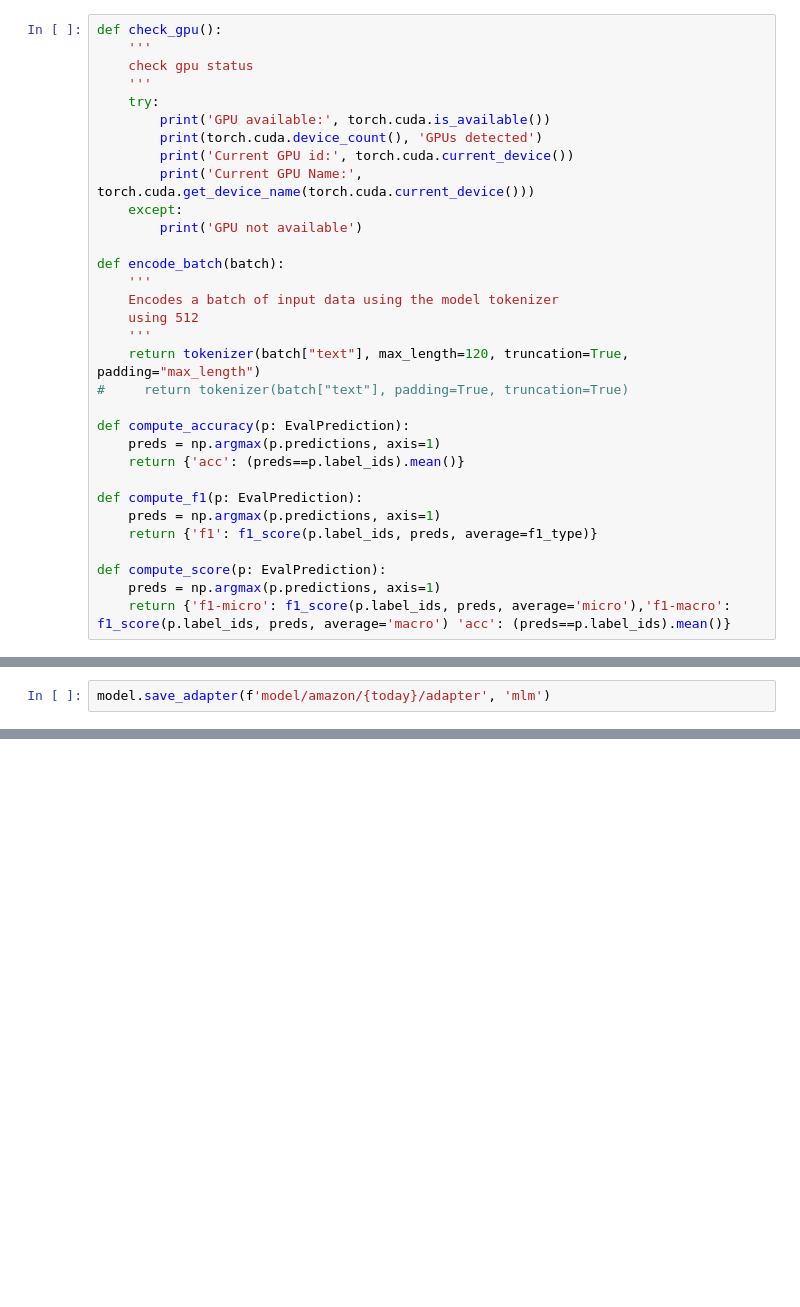
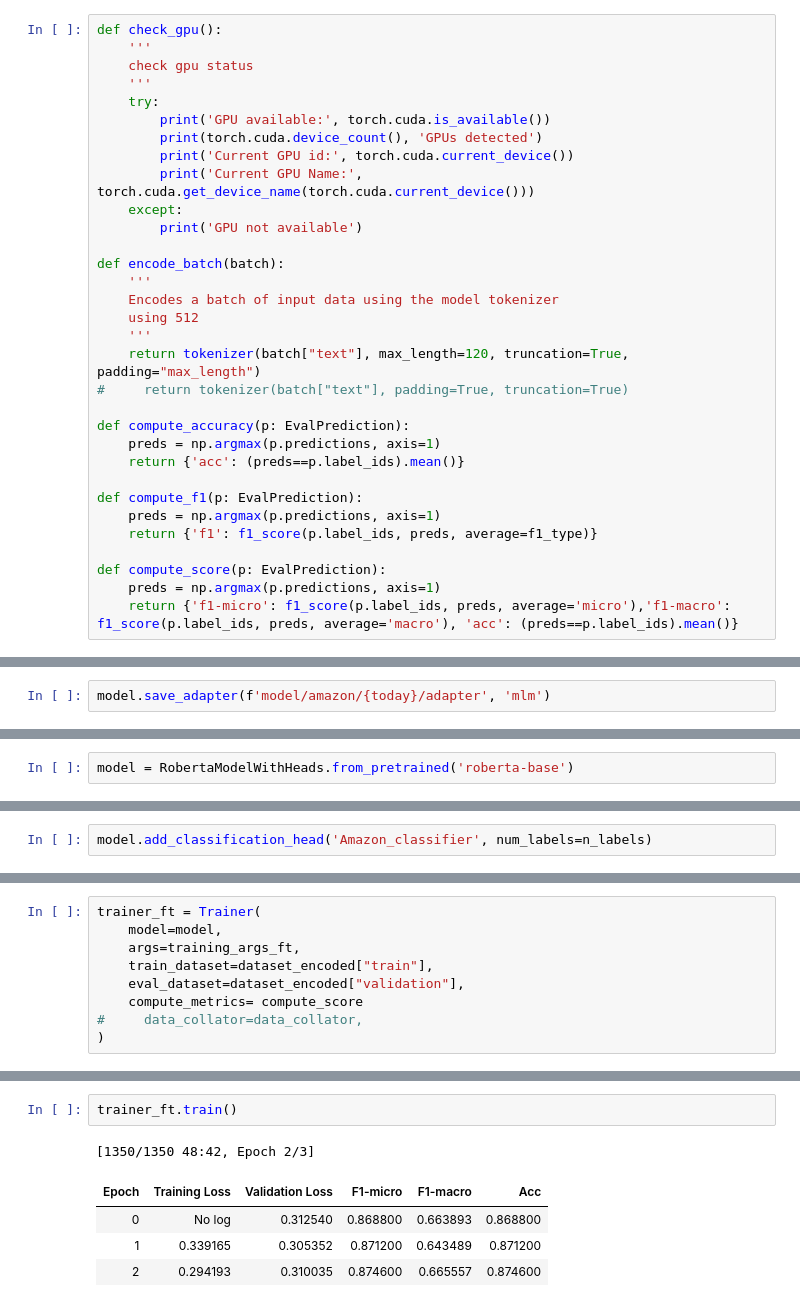
Before and after one commit to jonathanc42/DL_project, a Jupyter notebook: Roberta_mlm_amazon_100_epoch.ipynb, the cells around one changed output, grey strips where cells are left out. Drawn from its saved outputs; the diff is of its cells as text; blank space fills up the shorter version.

Commit message:
Update Roberta_mlm_amazon_100_epoch.ipynb
update amazon

```diff
--- a/Roberta_mlm_amazon_100_epoch.ipynb
+++ b/Roberta_mlm_amazon_100_epoch.ipynb
@@ -44,7 +43,7 @@ def compute_f1(p: EvalPrediction):
 
 def compute_score(p: EvalPrediction):
     preds = np.argmax(p.predictions, axis=1)
-    return {'f1-micro': f1_score(p.label_ids, preds, average='micro'),'f1-macro': f1_score(p.label_ids, preds, average='macro') 'acc': (preds==p.label_ids).mean()}
+    return {'f1-micro': f1_score(p.label_ids, preds, average='micro'),'f1-macro': f1_score(p.label_ids, preds, average='macro'), 'acc': (preds==p.label_ids).mean()}
 # %%
 check_gpu()
 # %% [output]
@@ -186,0 +183,2 @@ model.save_adapter(f'model/amazon/{today}/adapter', 'mlm')
+# %%
+model = RobertaModelWithHeads.from_pretrained('roberta-base')
@@ -186,0 +191,2 @@ model.save_adapter(f'model/amazon/{today}/adapter', 'mlm')
+# %%
+model.add_classification_head('Amazon_classifier', num_labels=n_labels)
@@ -186,0 +205,9 @@ model.save_adapter(f'model/amazon/{today}/adapter', 'mlm')
+# %%
+trainer_ft = Trainer(
+    model=model,
+    args=training_args_ft,
+    train_dataset=dataset_encoded["train"],
+    eval_dataset=dataset_encoded["validation"],
+    compute_metrics= compute_score
+#     data_collator=data_collator,
+)
@@ -186,0 +232,8 @@ model.save_adapter(f'model/amazon/{today}/adapter', 'mlm')
+# %%
+trainer_ft.train()
+# %% [output]
+[1350/1350 48:42, Epoch 2/3]
+| Epoch | Training Loss | Validation Loss | F1-micro | F1-macro | Acc |
+| 0 | No log | 0.312540 | 0.868800 | 0.663893 | 0.868800 |
+| 1 | 0.339165 | 0.305352 | 0.871200 | 0.643489 | 0.871200 |
+| 2 | 0.294193 | 0.310035 | 0.874600 | 0.665557 | 0.874600 |
```
Also changed, not shown: parts of 43 cells of this notebook.
